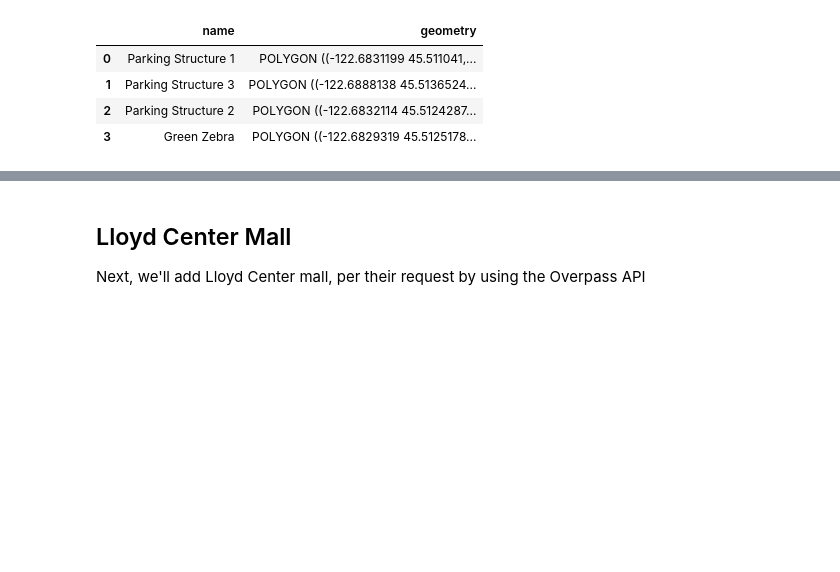
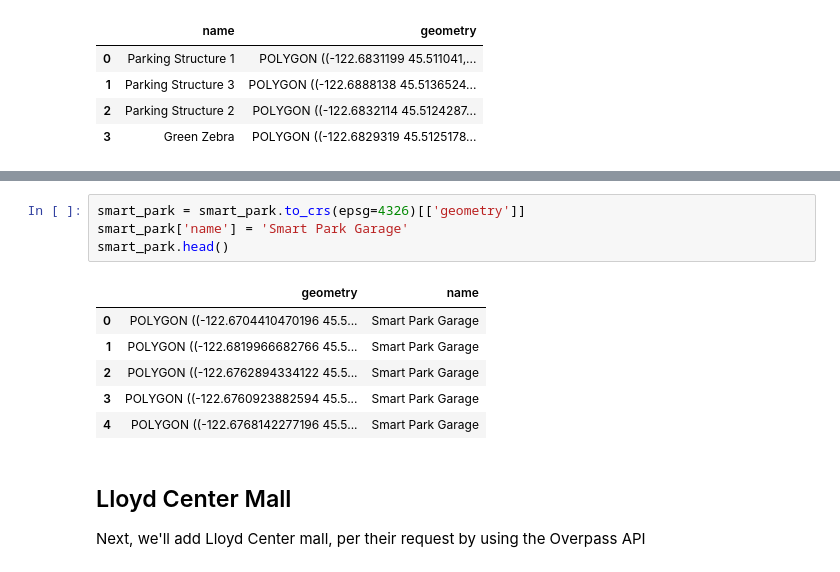
Before and after one commit to mike-mcdonald/notebooks, a Jupyter notebook: py/Geofencing scooters.ipynb, the cells around one changed output, grey strips where cells are left out. Drawn from its saved outputs; the diff is of its cells as text; blank space fills up the shorter version.

```diff
--- a/py/Geofencing scooters.ipynb
+++ b/py/Geofencing scooters.ipynb
@@ -72,3 +81,14 @@ parking_structures.head()
+# %%
+smart_park = smart_park.to_crs(epsg=4326)[['geometry']]
+smart_park['name'] = 'Smart Park Garage'
+smart_park.head()
+# %% [output]
+|  | geometry | name |
+| 0 | POLYGON ((-122.6704410470196 45.5... | Smart Park Garage |
+| 1 | POLYGON ((-122.6819966682766 45.5... | Smart Park Garage |
+| 2 | POLYGON ((-122.6762894334122 45.5... | Smart Park Garage |
+| 3 | POLYGON ((-122.6760923882594 45.5... | Smart Park Garage |
+| 4 | POLYGON ((-122.6768142277196 45.5... | Smart Park Garage |
 # %% [markdown]
 ## Lloyd Center Mall
 Next, we'll add Lloyd Center mall, per their request by using the Overpass API
```
Also changed, not shown: parts of 5 cells of this notebook.
